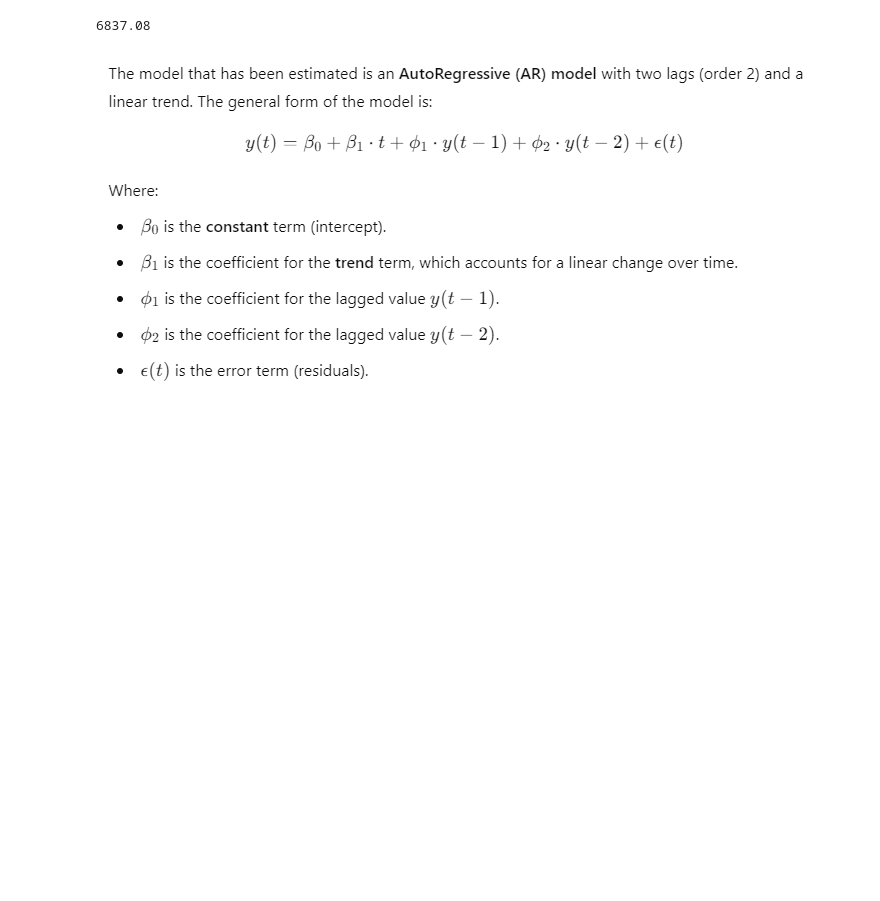
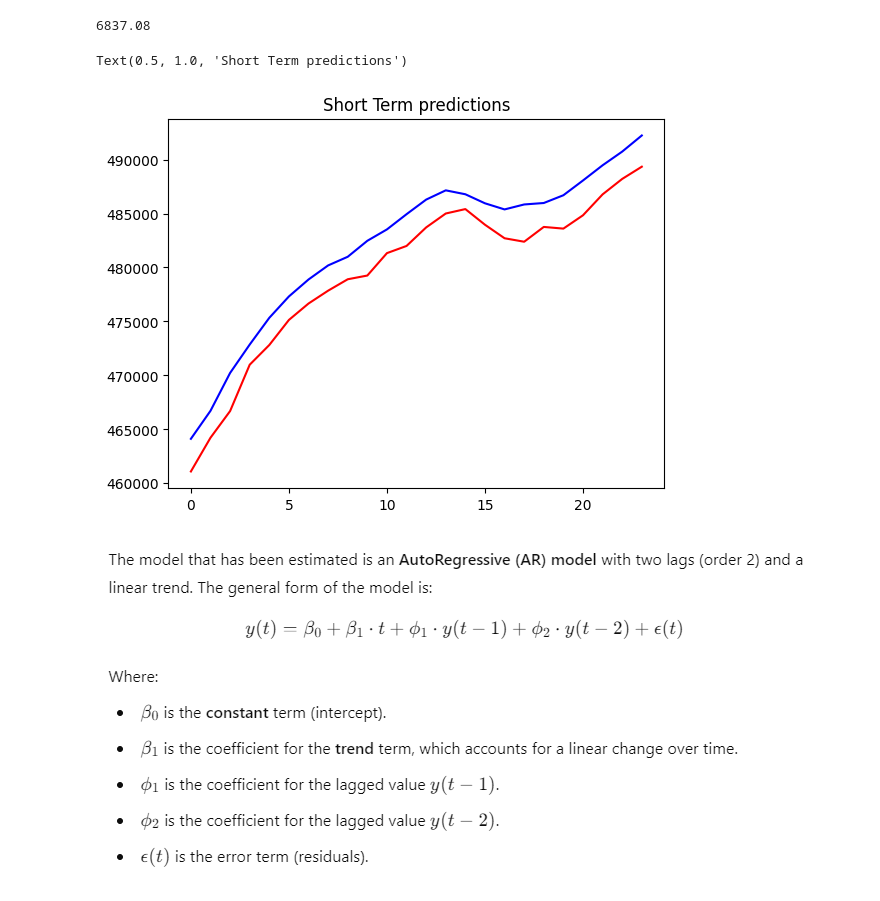
Before and after one commit to adevrent/WQU_DP, a Jupyter notebook: MITx_IDS.S24x/Project 1/Project_1.ipynb, the cells around one changed output. Saved outputs shown, nothing was run; the diff lists cells and outputs as text; code cells hidden in the pictures; blank space fills up the shorter version.

```diff
--- a/MITx_IDS.S24x/Project 1/Project_1.ipynb
+++ b/MITx_IDS.S24x/Project 1/Project_1.ipynb
@@ -412,6 +421,13 @@ array([461097.583 , 464225.7419, 466695.8814, 470990.2502, 472817.5836,
 np.round(((test.to_numpy() - fc_short)**2).mean() / 1000, 2)
 # %% [output]
 6837.08
+# %%
+plt.plot(test.to_numpy(), c="b", label="test values")
+plt.plot(fc_short, c="r", label="model values")
+plt.title("Short Term predictions")
+# %% [output]
+Text(0.5, 1.0, 'Short Term predictions')
+[figure, added]
 # %% [markdown]
 ![image.png](attachment:image.png)
 # %%
```
Also changed, not shown: parts of 7 cells of this notebook.
